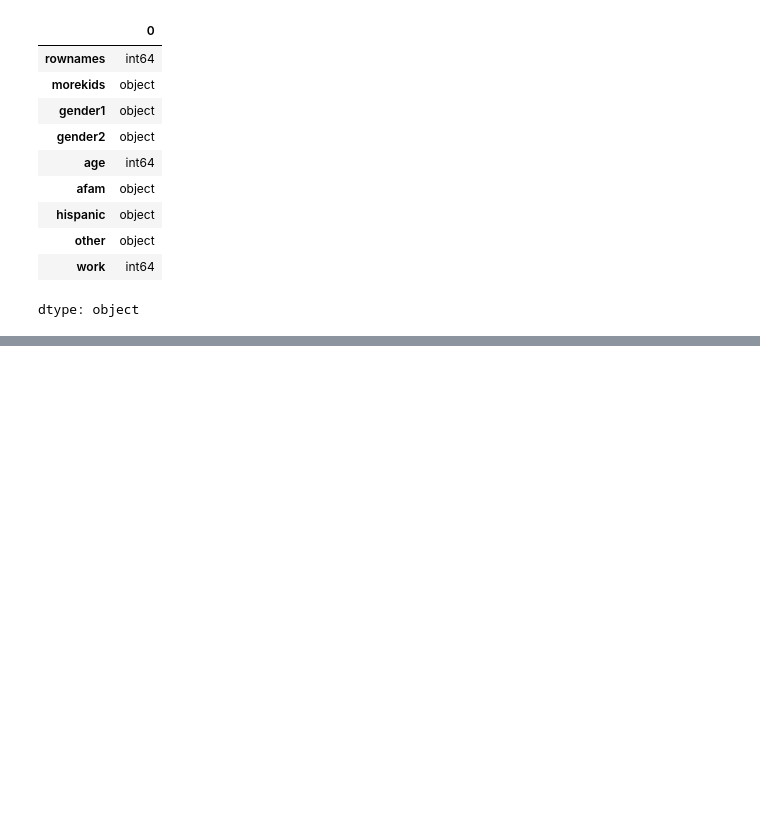
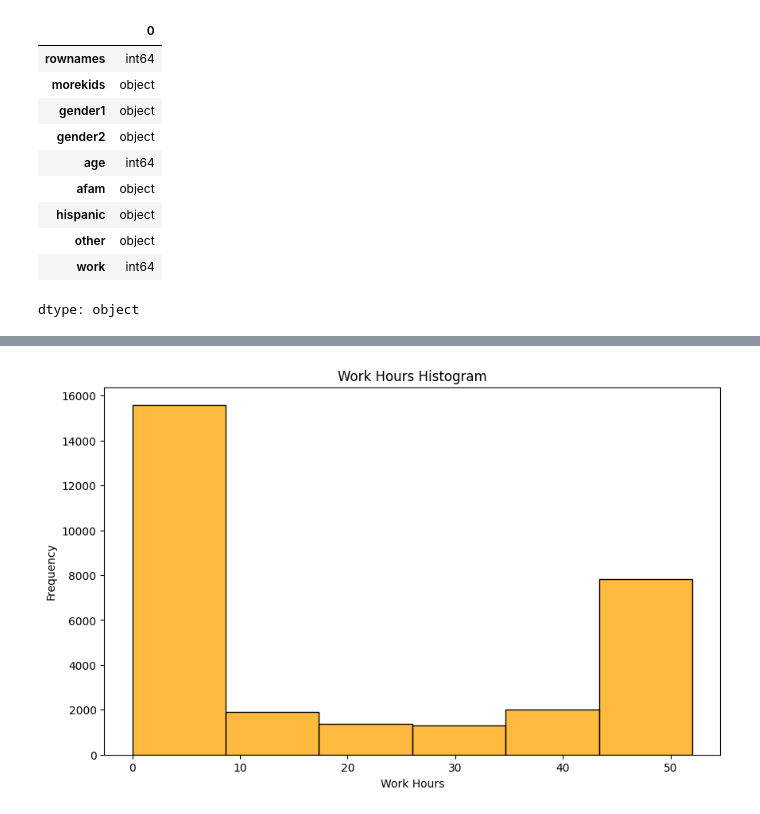
Before and after one commit to DivyamJain0212/EDA-Model-Fertility2, a Jupyter notebook: Divyam_Jain_EDA.ipynb, the cells around one changed output, grey strips where cells are left out. Saved outputs shown, nothing was run; the diff lists cells and outputs as text; code cells hidden in the pictures; blank space fills up the shorter version.

```diff
--- a/Divyam_Jain_EDA.ipynb
+++ b/Divyam_Jain_EDA.ipynb
@@ -65,0 +163,10 @@ dtype: int64
+# %%
+#Histogram of Word Hours
+plt.figure(figsize=(10, 6))
+sns.histplot(df['work'],bins=6, color='orange')
+plt.title('Work Hours Histogram')
+plt.xlabel('Work Hours')
+plt.ylabel('Frequency')
+plt.show()
+# %% [output]
+[figure, added]
```
Also changed, not shown: parts of 26 cells of this notebook.
